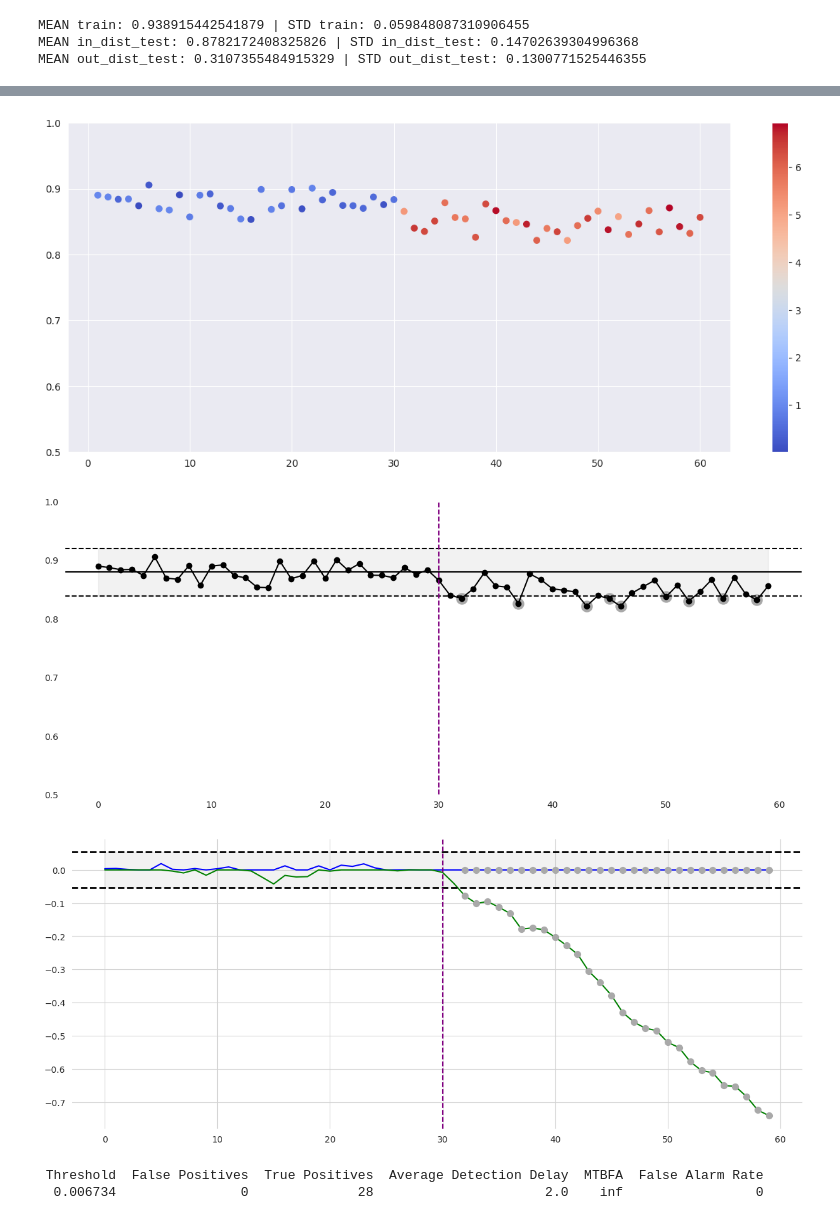
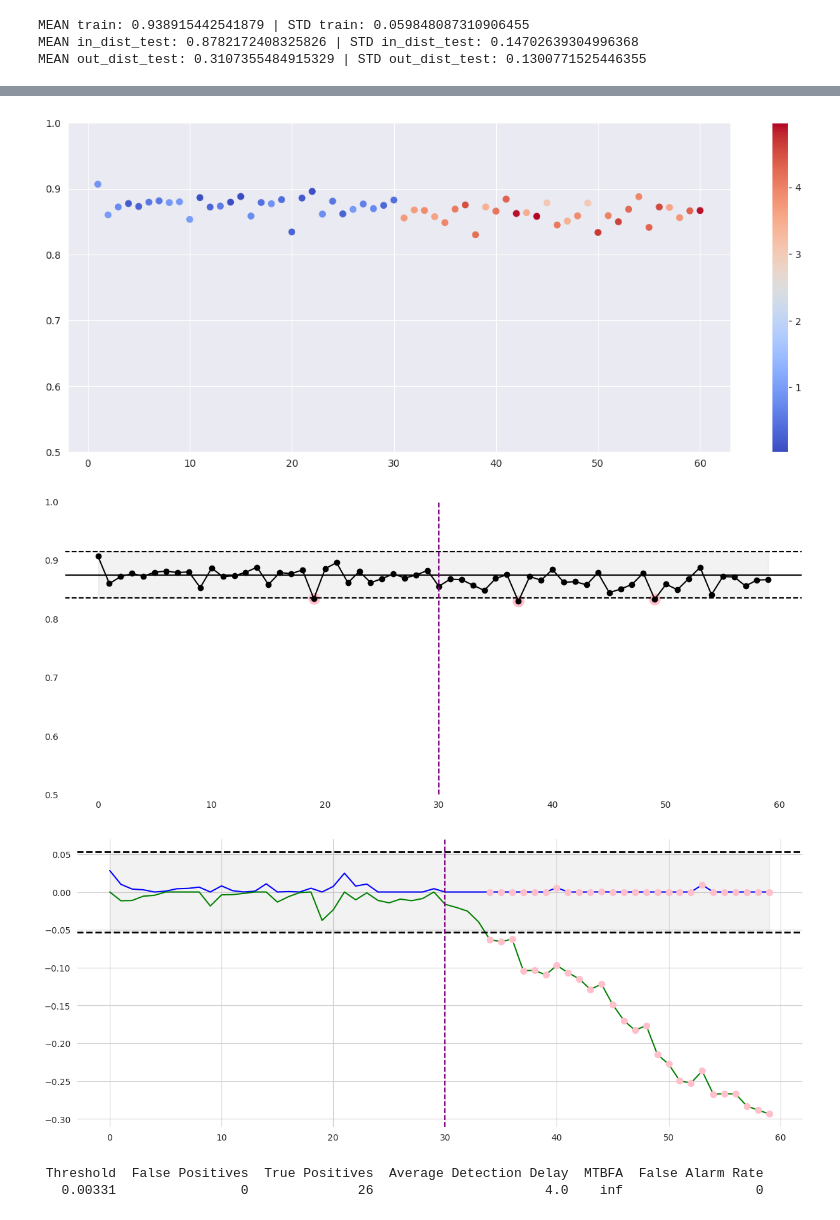
Before and after one commit to kvenkatesh5/AI_monitoring, a Jupyter notebook: notebooks/CT_SPC_Simulation.ipynb, the cells around one changed output, grey strips where cells are left out. Drawn from its saved outputs; the diff is of its cells as text; code cells hidden in the pictures.

```diff
--- a/notebooks/CT_SPC_Simulation.ipynb
+++ b/notebooks/CT_SPC_Simulation.ipynb
@@ -113,6 +117,8 @@ n=100
 sample = np.random.randint(low=0, high=ytt.shape[0], size=n)
 scores = compute_cosine_similarity(train_features, test_features[sample, :])
 ood_labels = 1 - ytt[sample]
+# for cosine similarity, only need to check if image is lesser than LCL similarity limit
+ood_predictions = [1 if val < cosine_3LCL_train_lower else 0 for val in scores]
 
 # Plot the SPC chart
 fig, ax = plt.subplots(figsize=(15, 6))
@@ -127,10 +133,10 @@ plt.fill_between(range(n), \
                     np.clip(cosine_3UCL_train_upper, a_min=0.0, a_max=1.0), \
                     color='grey', alpha=0.1)
 
-# Highlight points outside of control limits with grey circle around them
+# Highlight points outside of control limits with pink circle around them
 for i, val in enumerate(scores):
-    if val < cosine_3LCL_train_lower:
-        ax.scatter(i, val, color='darkgrey', marker='o', s=100)  # Gray filled-in circles aroud points that violate control limits
+    if ood_predictions[i] == 1:
+        ax.scatter(i, val, color='pink', marker='o', s=75)  # pink filled-in circles aroud points that violate control limits
 
 # Blue square around points that are in-fact OOD
 for i, val in enumerate(scores):
@@ -152,7 +170,7 @@ plt.show()
 # %%
 """Time simulation
 Days 0-30: 0-1% error rate (uniformly random)
-Days 30-60: 5-7% error rate (uniformly random)
+Days 30-60: 3-5% error rate (uniformly random)
 """
 # Define the number of days and images per day
 total_days = 60
@@ -179,7 +197,7 @@ for day in range(1, total_days + 1):
     if day <= 30:
         percent_out_dist = (0, 1)
     else:
-        percent_out_dist = (5, 7)
+        percent_out_dist = (3,5)
 
     # If range is given for percent, choose randomly
     if type(percent_out_dist) == tuple:
@@ -215,7 +233,7 @@ plt.grid(True)
 plt.savefig("../figs/ood_simulation.png")
 plt.show()
 # %% [output]
-[figure, old version]
+[figure, new version]
 # %%
 # Save the cosine similarity for each batch for each day.
 # np.savetxt("../numpy_files/per_day_cosine_CUSUM.csv", daily_averages, delimiter=",", fmt='%s')
@@ -249,10 +267,10 @@ plt.fill_between(range(len(daily_averages)), \
                     np.clip(upper_control_limit, a_min=0.0, a_max=1.0), \
                     color='grey', alpha=0.1)
 
-# Highlight points outside of control limits with grey circle around them
+# Highlight points outside of control limits with pink circle around them
 for i, val in enumerate(daily_averages):
     if val < lower_control_limit:
-        ax.scatter(i, val, color='darkgrey', marker='o', s=150)  # Gray filled-in circles aroud points that violate control limits
+        ax.scatter(i, val, color='pink', marker='o', s=150)  # Pink filled-in circles aroud points that violate control limits
 
 # Indicate the first shift point
 ax.axvline(x=shift_start_day, color='purple', linestyle='--', label='Induced Shift')  # Purple line for shift start
@@ -266,9 +284,8 @@ ax.grid(True, which='both', linestyle='--', linewidth=0.5)  # Lighter grid lines
 
 # Show the plot
 plt.savefig("../figs/batched_3sigma_ctr_cosine.png")
-plt.show()
 # %% [output]
-[figure, old version]
+[figure, new version]
 # %%
 """CUSUM function"""
 def CUSUM(x, mu0, k, h):
@@ -289,7 +306,7 @@ def CUSUM(x, mu0, k, h):
 # %%
 # Choose k as a fraction of in_std
 # k_values = [0.1, 0.25, 0.5, 0.75, 1.0]
-k_value = 0.5
+k_value = 0.25
 # Specify the control parameters and the threshold
 pre_change_days = 30  # Number of days the process is in-control
 total_days = 60  # Total number of days in the dataset
@@ -326,36 +343,36 @@ ax.axhline(y=-h, color='black', linestyle='--', linewidth=2, label='Threshold (-
 plt.fill_between(range(len(S_hi)), -h, h, \
                     color='grey', alpha=0.1)
 
-ax.scatter(signal, [S_hi[i] for i in signal], color='darkgrey', marker='o', s=50, zorder=5, label='Detected Shift')
-ax.scatter(signal, [S_lo[i] for i in signal], color='darkgrey', marker='o', s=50, zorder=5)
+ax.scatter(signal, [S_hi[i] for i in signal], color='pink', marker='o', s=50, zorder=5, label='Detected Shift')
+ax.scatter(signal, [S_lo[i] for i in signal], color='pink', marker='o', s=50, zorder=5)
 
 # Indicate the first shift point
 ax.axvline(x=shift_start_day, color='purple', linestyle='--', label='Induced Shift')  # Purple line for shift
 
 #ax.set_title(f'Processing for k = {k}')
 ax.set_facecolor('white')  # White background
 
 # ax.set_xlabel('Time (day)')
 # ax.set_ylabel('CUSUM Value')
 # ax.legend()
 ax.grid(True, color='lightgrey')  # Black grid lines
 plt.savefig("../figs/cusum_ctr_cosine.png")
 plt.show()
 
  # Calculate False Positives
 for i in range(pre_change_days):
     if S_hi[i] > h or S_lo[i] > -h:  # Assuming symmetry around zero for S_lo
         FalsePos.append(i + 1)
         DetectionTimes.append(i + 1)
 
 # Calculate True Positives and Detection Delay
 for i in range(pre_change_days, total_days):
     if S_hi[i] > h or S_lo[i] > -h:
         TruePos.append(i + 1)
         AvgDD.append(i + 1 - pre_change_days)
         break  # Remove this break if you want to count all true positives
 # %% [output]
-[figure, old version]
+[figure, new version]
 # %%
 # Initialize summary_metrics list here
 summary_metrics = []
@@ -423,4 +440,4 @@ summary_df = pd.DataFrame(summary_metrics)
 print(summary_df.to_string(index=False))
 # %% [output]
  Threshold  False Positives  True Positives  Average Detection Delay  MTBFA  False Alarm Rate
-  0.006734                0              28                      2.0    inf                 0
+   0.00331                0              26                      4.0    inf                 0
```
Also changed, not shown: parts of 19 cells of this notebook, 16 other files.
